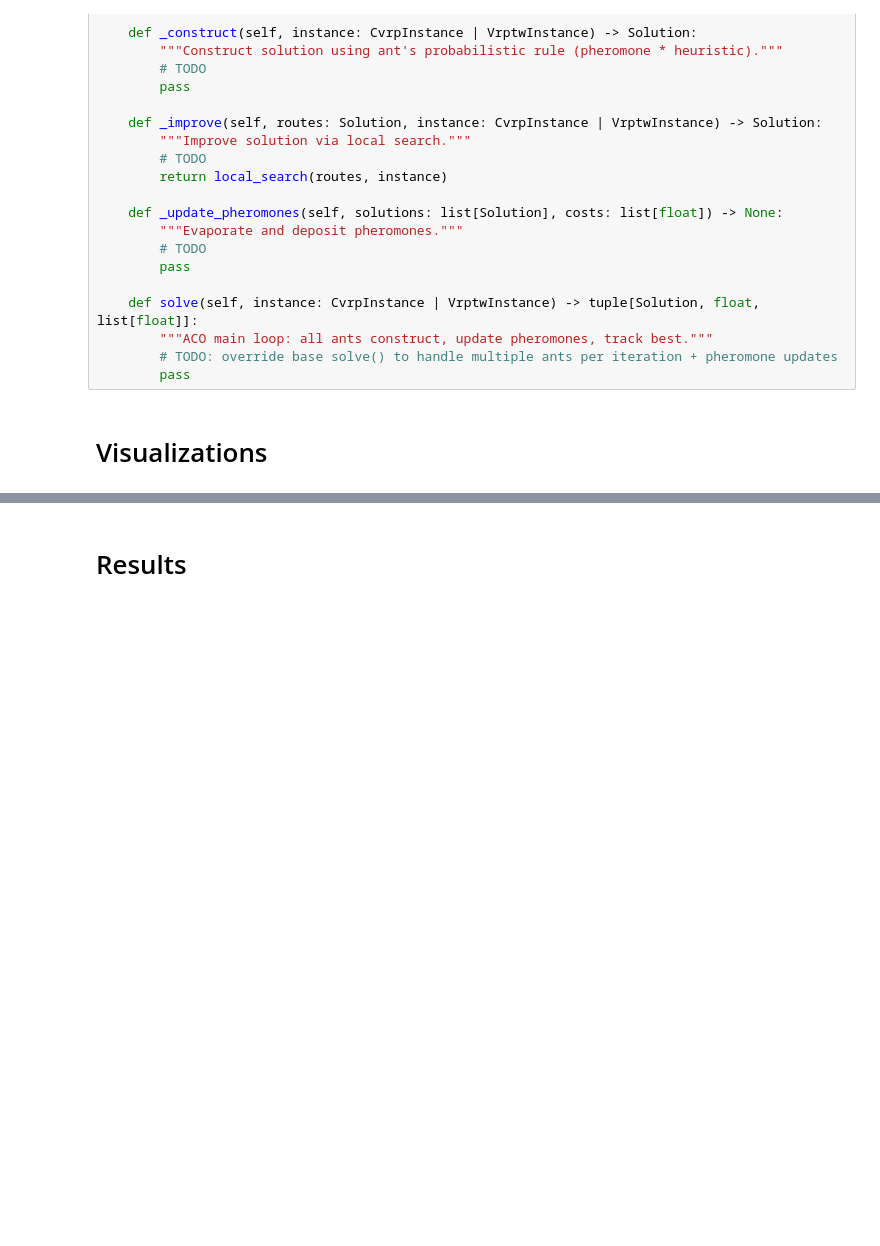
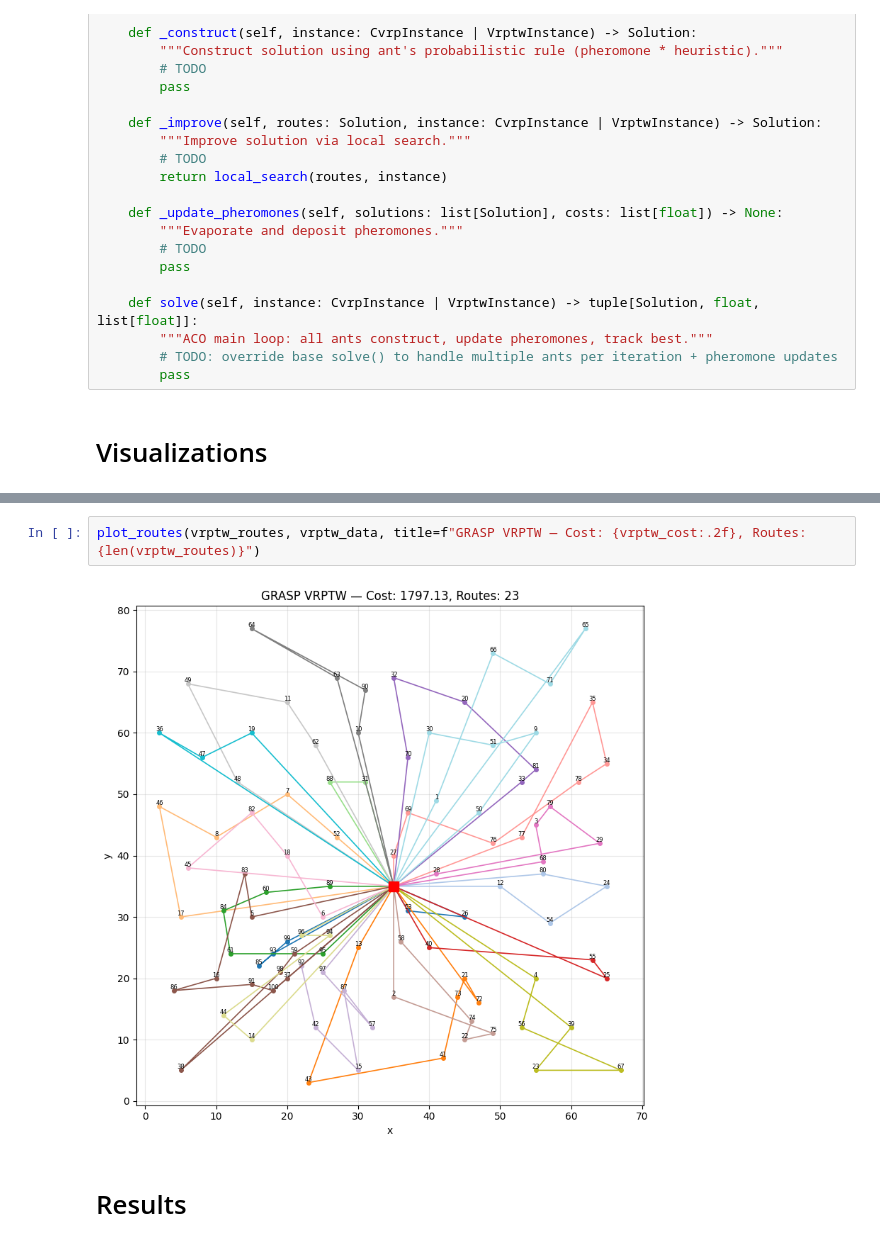
Before and after one commit to giustacchini/iops-aco, a Jupyter notebook: iops-aco-giustacchini-kutny.ipynb, the cells around one changed output, grey strips where cells are left out. Cells and saved outputs as stored; diff of their text form; blank space fills up the shorter version.

```diff
--- a/iops-aco-giustacchini-kutny.ipynb
+++ b/iops-aco-giustacchini-kutny.ipynb
@@ -532,2 +589,6 @@ class AcoSolver(SolverBase):
+# %%
+plot_routes(vrptw_routes, vrptw_data, title=f"GRASP VRPTW — Cost: {vrptw_cost:.2f}, Routes: {len(vrptw_routes)}")
+# %% [output]
+[figure, added]
 # %% [markdown]
 # Results
```
Also changed, not shown: parts of 6 cells of this notebook.
